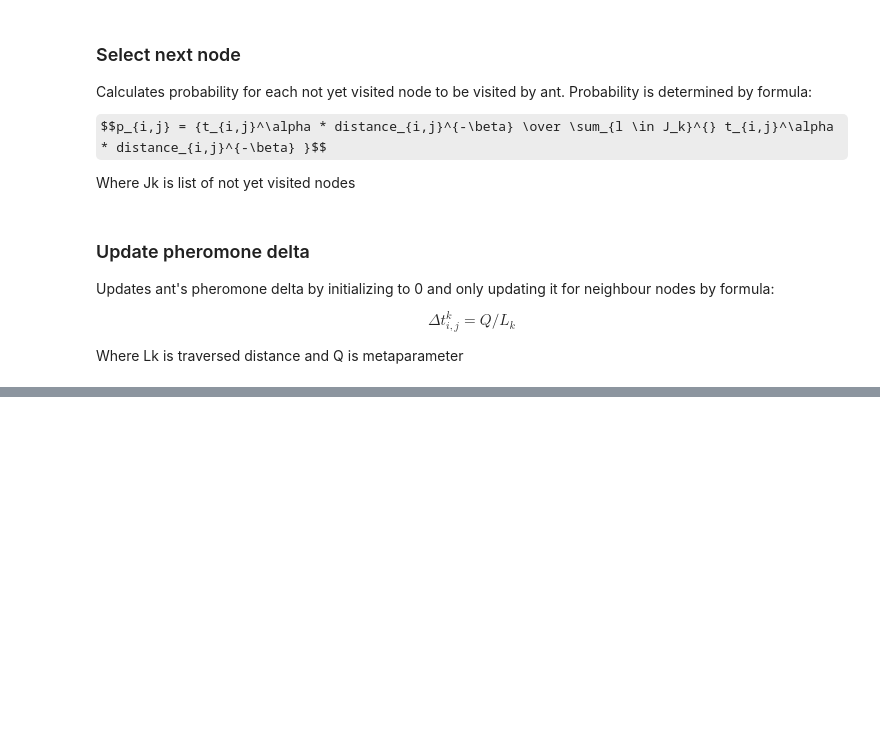
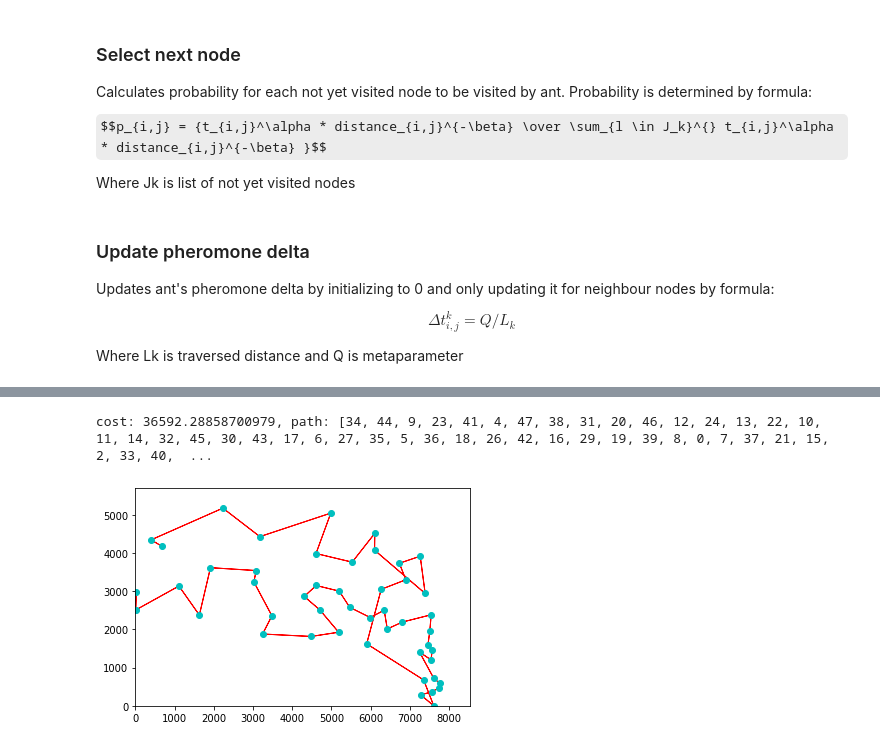
Before and after one commit to Vojkan-Cvijovic/TSP-solver, a Jupyter notebook: src/solver.ipynb, the cells around one changed output, grey strips where cells are left out. Cells and saved outputs as stored; diff of their text form; code cells hidden in the pictures; some formulas as TeX source; blank space fills up the shorter version.

```diff
--- a/src/solver.ipynb
+++ b/src/solver.ipynb
@@ -220,0 +226,5 @@ plot(points, path)
+# %%
+find_optimal_path(cities_48_file_name)
+# %% [output]
+cost: 36592.28858700979, path: [34, 44, 9, 23, 41, 4, 47, 38, 31, 20, 46, 12, 24, 13, 22, 10, 11, 14, 32, 45, 30, 43, 17, 6, 27, 35, 5, 36, 18, 26, 42, 16, 29, 19, 39, 8, 0, 7, 37, 21, 15, 2, 33, 40,  ...
+[figure, added]
```
Also changed, not shown: parts of 5 cells of this notebook, 3 other files.
